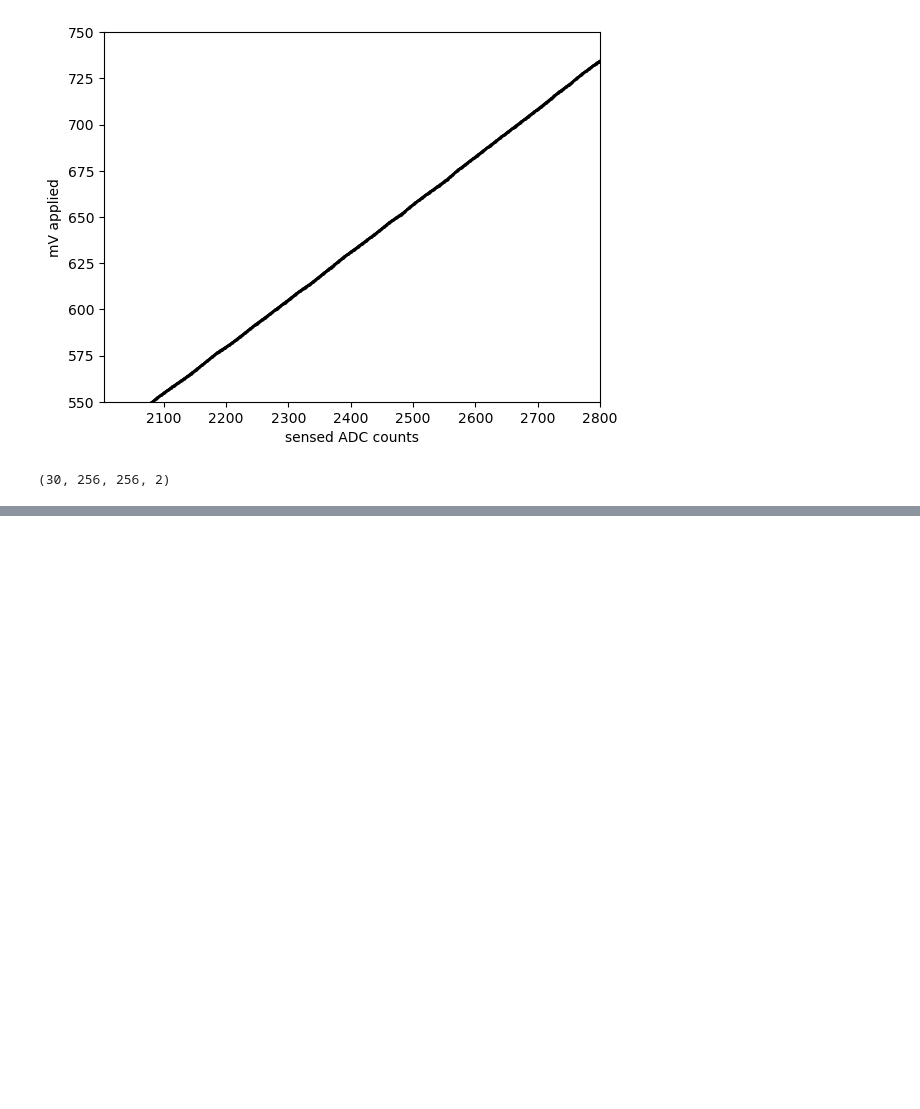
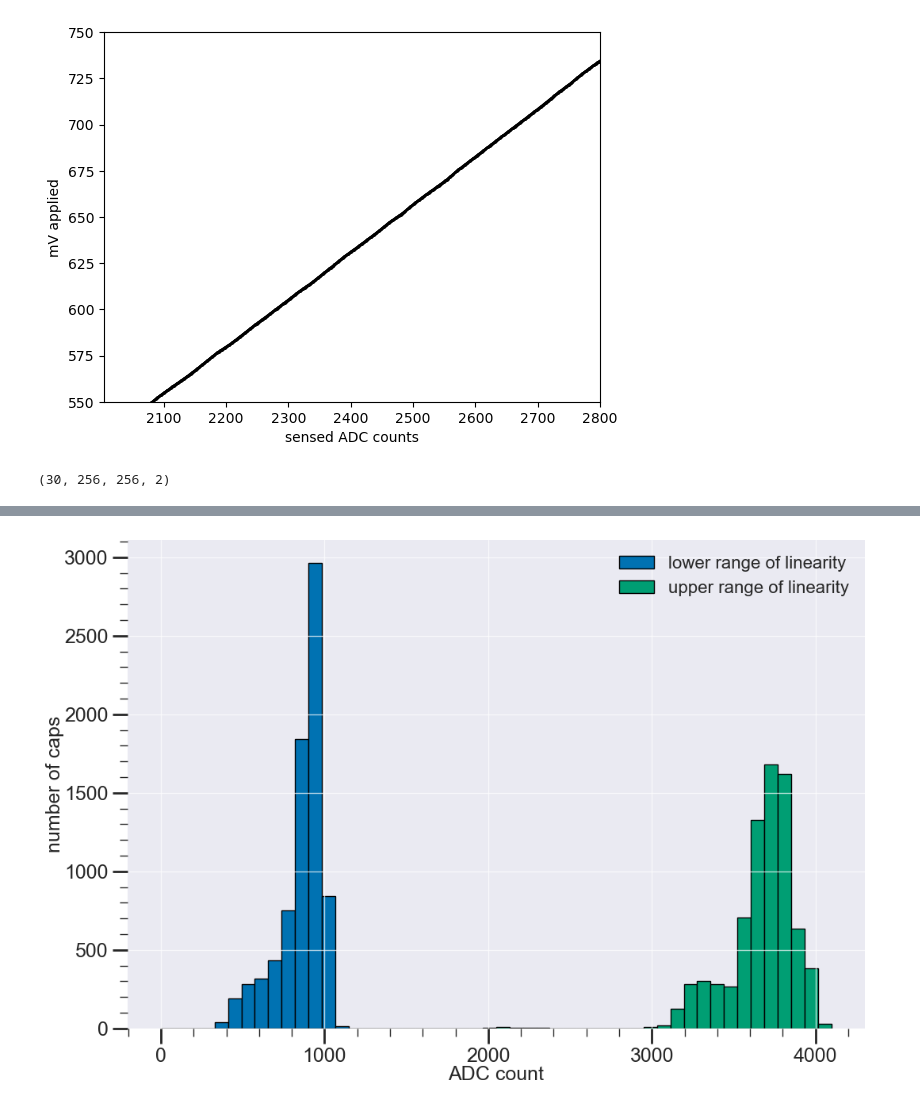
Before and after one commit to FTBF/LAPPD_TOF_Analysis, a Jupyter notebook: scripts/ReprocessLinearityCurves.ipynb, the cells around one changed output, grey strips where cells are left out. Cells and saved outputs as stored; diff of their text form; code cells hidden in the pictures; blank space fills up the shorter version.

```diff
--- a/scripts/ReprocessLinearityCurves.ipynb
+++ b/scripts/ReprocessLinearityCurves.ipynb
@@ -7,6 +7,7 @@ import os
 import glob
 import awkward as ak
 import matplotlib.pyplot as plt
+plt.style.use("~/evanstyle.mplstyle") #comment this if you're not evan! Or put your own style
 # %% [markdown]
 # Description:
 ### The raw data of linearity calibration takes significant processing that only needs doing once. Evan can't figure out the structure of this super big Calibration_And_Test.py file but has figured out a concise way to pre-process the linearity data to make it so that during waveform analysis, calibration is fast. This notebook performs that preprocessing and just saves the output data as another tree in the calibrations root file
@@ -107,0 +111,13 @@ print(adc_to_mv.shape)
+# %%
+#Jin sent new root files with actual timebase info and I want to merge that timebase info into the master root files
+tb_file = "/Users/ejangelico/Downloads/acdc44_timebase.root"
+calfile = "../../data/calibrations/acdc44.root"
+with uproot.open(tb_file) as f:
+	tb = f["config_tree"]["time_offsets"].array(library="np")
+
+with uproot.open(calfile) as f:
+	data = f["config_tree"].arrays()
+
+data["time_offsets"] = tb
+with uproot.recreate(calfile) as f:
+	f["config_tree"] = data #resave it
@@ -107,0 +228,10 @@ print(adc_to_mv.shape)
+# %%
+fig, ax = plt.subplots()
+ax.hist(linearity_lowers, bins=50, range=[0, 4096], label='lower range of linearity')
+ax.hist(linearity_uppers, bins=50, range=[0, 4096], label="upper range of linearity")
+ax.set_xlabel("ADC count")
+ax.set_ylabel("number of caps")
+ax.legend()
+plt.show()
+# %% [output]
+[figure, added]
```
Also changed, not shown: parts of 7 cells of this notebook, 4 other files.
